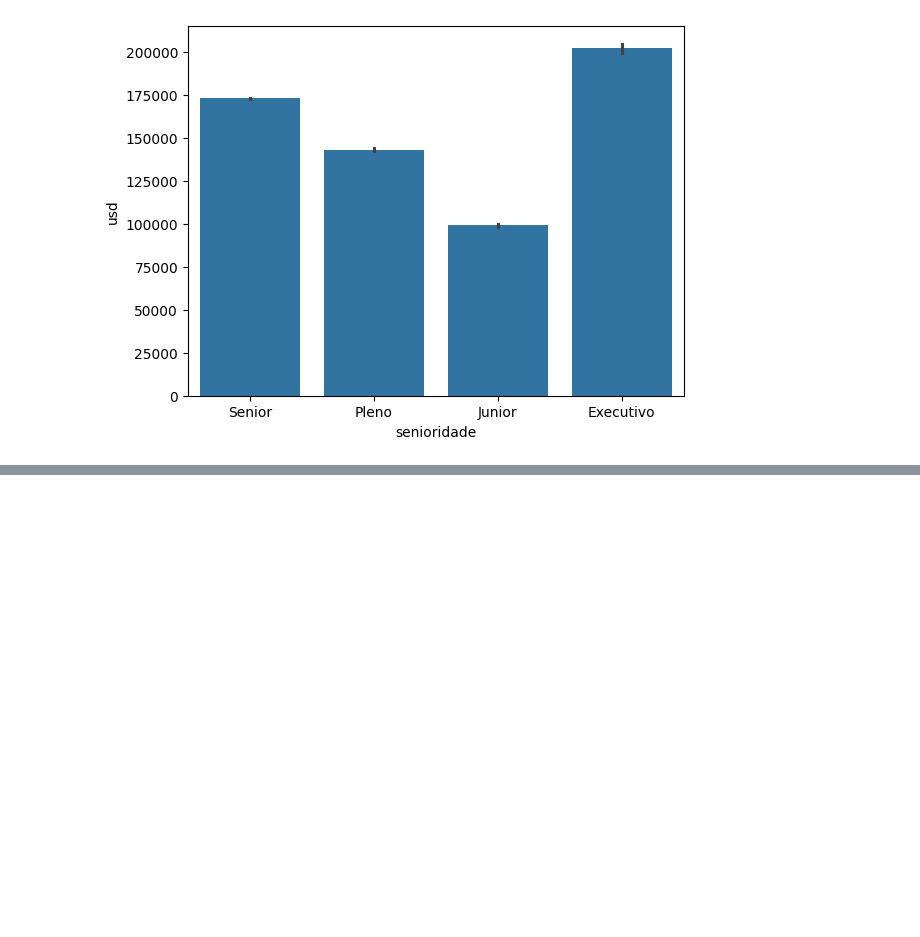
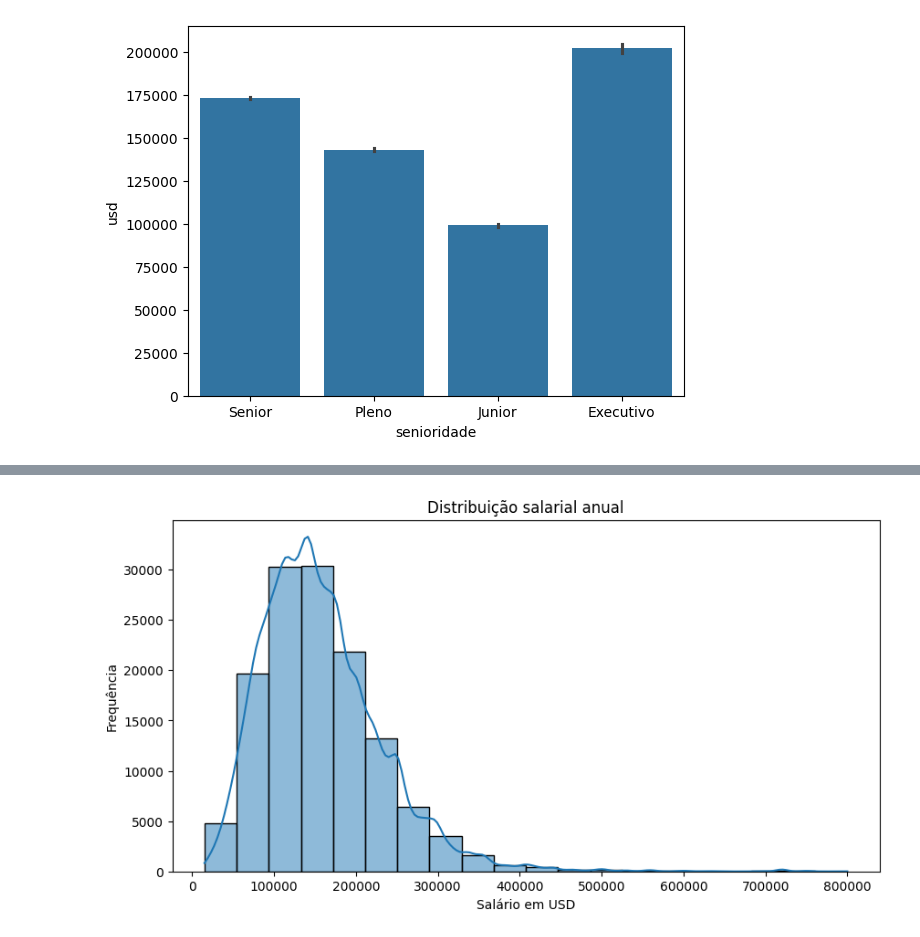
Before and after one commit to SavioMatias/ImersaoAlura, a Jupyter notebook: AulaAlura.ipynb, the cells around one changed output, grey strips where cells are left out. Cells and saved outputs as stored; diff of their text form; code cells hidden in the pictures; blank space fills up the shorter version.

```diff
--- a/AulaAlura.ipynb
+++ b/AulaAlura.ipynb
@@ -366,0 +394,9 @@ plt.show()
+# %%
+plt.figure(figsize=(10,5))
+sns.histplot(df_limpo['usd'], bins=20, kde=True)
+plt.title('Distribuição salarial anual')
+plt.xlabel('Salário em USD')
+plt.ylabel('Frequência')
+plt.show()
+# %% [output]
+[figure, added]
```
Also changed, not shown: parts of 17 cells of this notebook.
